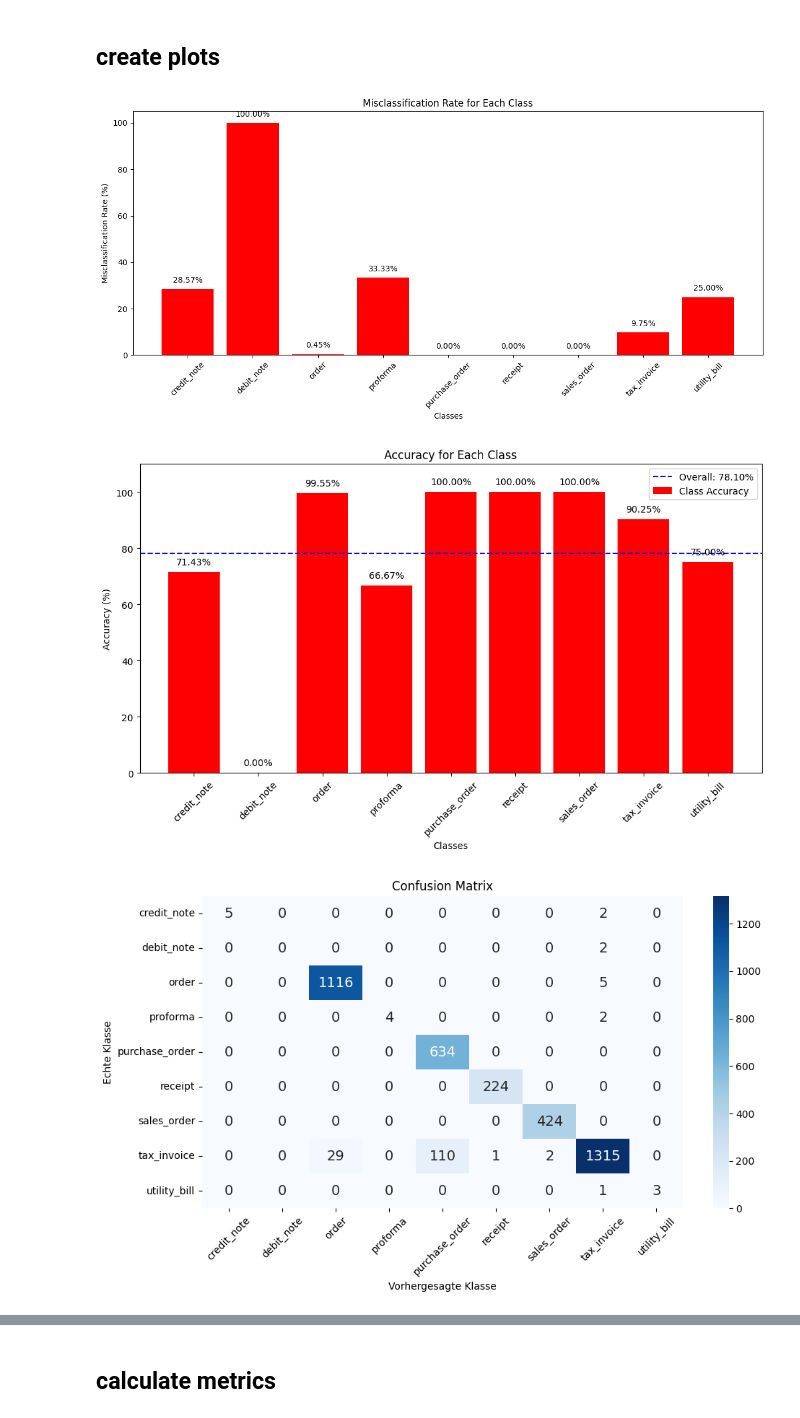
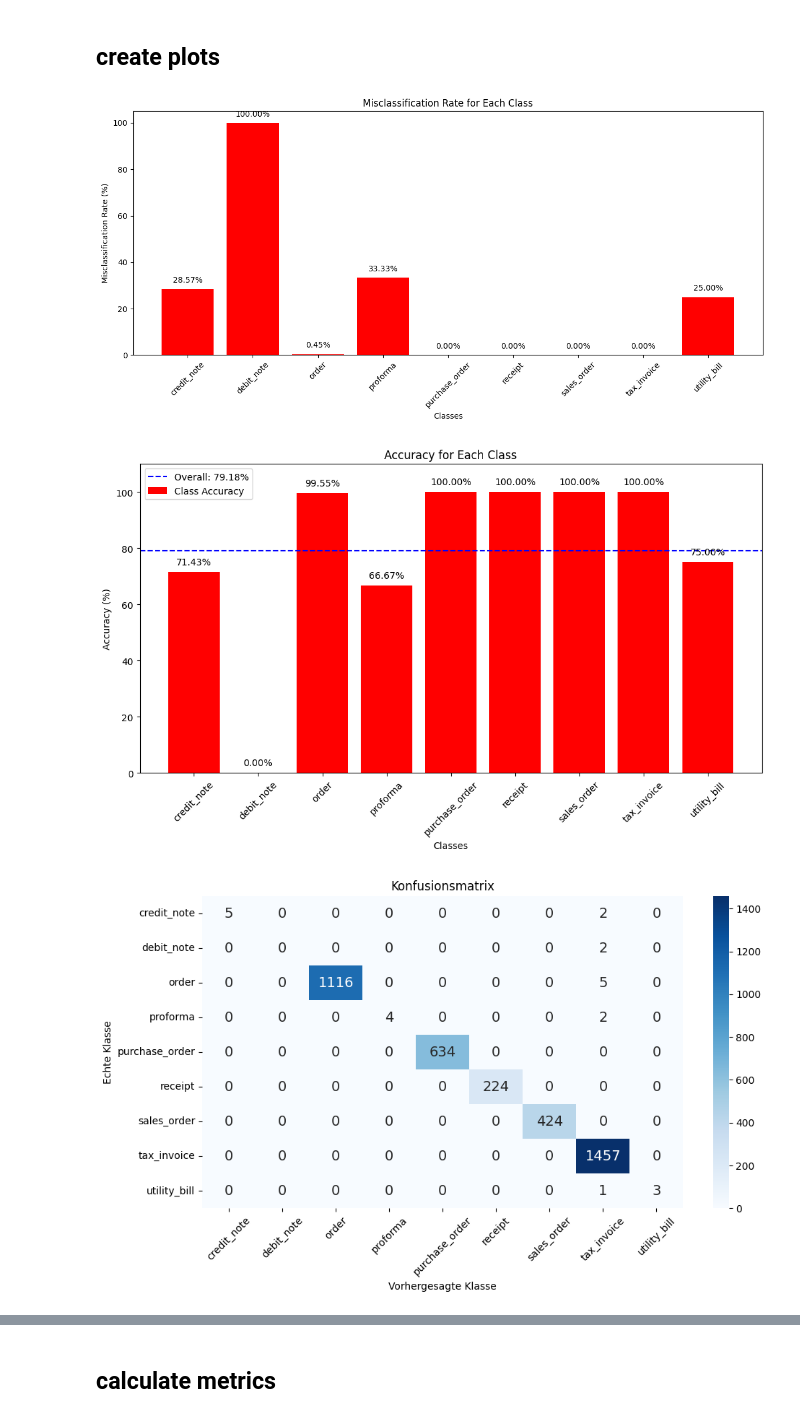
Before and after one commit to sn0lian/Sebastian-Strobel-Hauptprojekt, a Jupyter notebook: Document Classification/Donut_Classification.ipynb, the cells around one changed output, grey strips where cells are left out. Drawn from its saved outputs; the diff is of its cells as text; code cells hidden in the pictures.

```diff
--- a/Document Classification/Donut_Classification.ipynb
+++ b/Document Classification/Donut_Classification.ipynb
@@ -590,7 +590,7 @@ np.save("/home/sebastian/Documents/Hauptprojekt/Arrays/DonutClassification/" + s
 # %%
 import numpy as np
 # %%
-epochs = 30
+epochs = 10
 output_list = np.load("/home/sebastian/Documents/Hauptprojekt/Arrays/DonutClassification/" + str(epochs) + "epochs_y_pred.npy")
 real = np.load("/home/sebastian/Documents/Hauptprojekt/Arrays/DonutClassification/" + str(epochs) + "epochs_y_real.npy")
 # %%
@@ -647,7 +647,7 @@ plt.tight_layout()
 plt.savefig('/home/sebastian/Documents/Hauptprojekt/Plots/ImageClassification/Donut/WrongClassification' + str(epochs) + 'epochs_' + str(mod_tax) + '_' + str(mod_order) + '.png')
 plt.show()
 # %% [output]
-[figure, old version]
+[figure, new version]
 # %%
 import numpy as np
 import matplotlib.pyplot as plt
@@ -702,37 +702,37 @@ plt.legend()
 plt.savefig('/home/sebastian/Documents/Hauptprojekt/Plots/ImageClassification/Donut/Accuracy' + str(epochs) + 'epochs_' + str(mod_tax) + '_' + str(mod_order) + '.png', bbox_inches="tight")
 plt.show()
 # %% [output]
-[figure, old version]
+[figure, new version]
 # %%
 import pandas as pd
 import seaborn as sns
 import matplotlib.pyplot as plt
 from sklearn.metrics import confusion_matrix
 
 font_size = 14
 
 # Define the label mapping
 label_mapping = {'credit_note': 0, 'debit_note': 1, 'order': 2, 'proforma': 3, 'purchase_order': 4, 'receipt': 5, 'sales_order': 6, 'tax_invoice': 7, 'utility_bill': 8}
 
 # Map labels to integers
 real_int = [label_mapping[label] for label in real]
 output_int = [label_mapping[label] for label in output_list]
 
 # Create the confusion matrix
 conf_matrix = confusion_matrix(real_int, output_int)
 
 # Create a DataFrame for better visualization
 conf_df = pd.DataFrame(conf_matrix, index=list(label_mapping.keys()), columns=list(label_mapping.keys()))
 
 # Plot the confusion matrix using seaborn with x-axis labels rotated
 plt.figure(figsize=(10, 6))
 sns.heatmap(conf_df, annot=True, cmap="Blues", fmt='g', annot_kws={"size": font_size})
 plt.xlabel('Vorhergesagte Klasse')
 plt.ylabel('Echte Klasse')
-plt.title('Confusion Matrix')
+plt.title('Konfusionsmatrix')
 plt.xticks(rotation=45)  # Rotate x-axis labels by 45 degrees
 plt.tight_layout()
 plt.savefig('/home/sebastian/Documents/Hauptprojekt/Plots/ImageClassification/Donut/confusion_matrix_' + str(epochs) + 'epochs_' + str(mod_tax) + '_' + str(mod_order) + '.png', bbox_inches="tight")
 plt.show()
 # %% [output]
-[figure, old version]
+[figure, new version]
```
Also changed, not shown: parts of 9 cells of this notebook, 42 other files.
